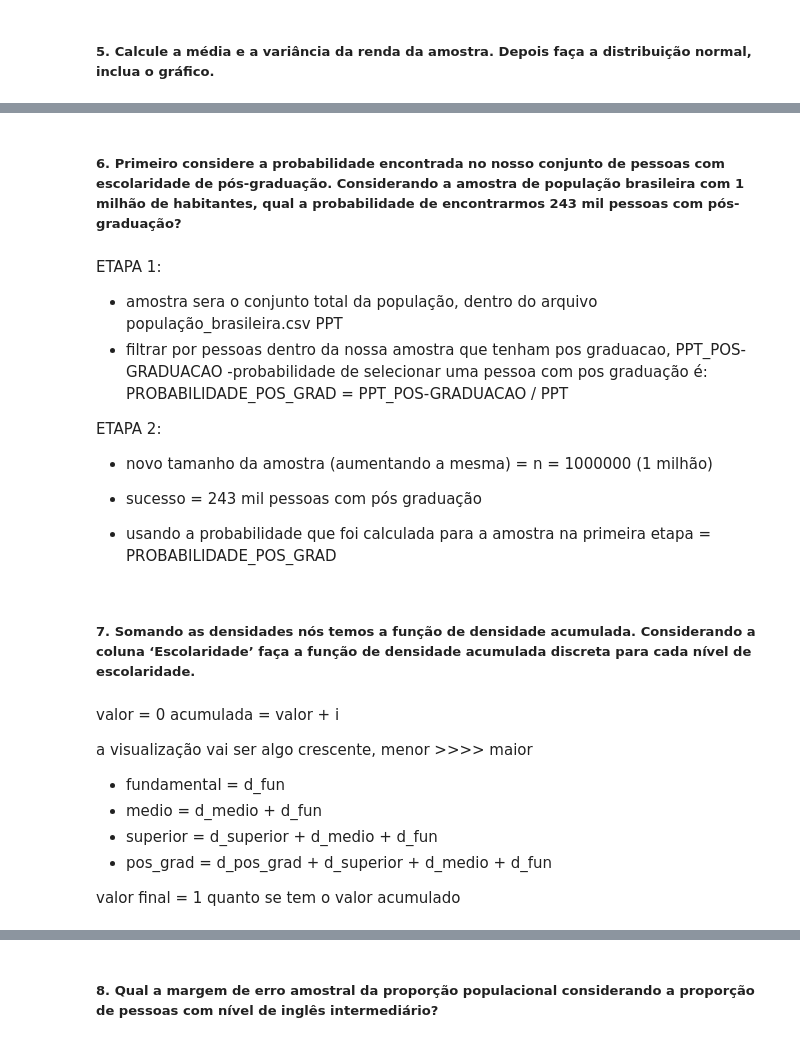
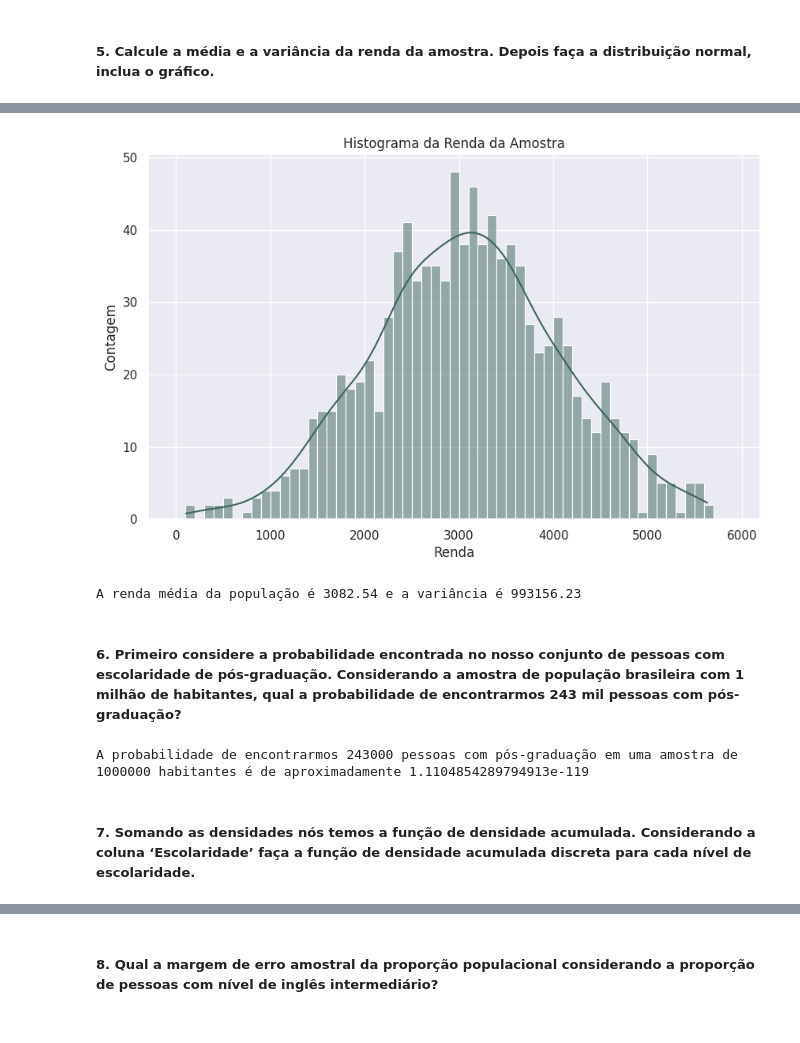
Before and after one commit to adhalya/estatistica_probabilidade_e_amostragem, a Jupyter notebook: DESAFIO_Probabilidade_e_Amostragem.ipynb, the cells around one changed output, grey strips where cells are left out. Saved outputs shown, nothing was run; the diff lists cells and outputs as text; code cells hidden in the pictures.

```diff
--- a/DESAFIO_Probabilidade_e_Amostragem.ipynb
+++ b/DESAFIO_Probabilidade_e_Amostragem.ipynb
@@ -110,28 +168,43 @@ HISTOGRAMA E SEABORN
+# %%
+# Calculando a média de renda
+renda_media = np.mean(df["renda"])
+
+# Calculando a variancia
+variancia_renda = df["renda"].var()
+
+# Configurando o estilo do seaborn
+sns.set_theme()
+
+# Criando o histograma com Seaborn
+plt.figure(figsize=(10, 6))
+sns.histplot(data=df, x='renda', bins=range(0, 6000, 100), kde=True, color="#3b655c")
+plt.title("Histograma da Renda da Amostra")
+plt.xlabel("Renda")
+plt.ylabel("Contagem")
+plt.show()
+
+print(f"\nA renda média da população é {renda_media:.2f} e a variância é {variancia_renda:.2f}")
+# %% [output]
+[figure, added]
+A renda média da população é 3082.54 e a variância é 993156.23
 # %% [markdown]
 ##### 6. Primeiro considere a probabilidade encontrada no nosso conjunto de pessoas com escolaridade de pós-graduação. Considerando a amostra de população brasileira com 1 milhão de habitantes, qual a probabilidade de encontrarmos 243 mil pessoas com pós-graduação?
-# %% [markdown]
-ETAPA 1:
-- amostra sera o conjunto total da população, dentro do arquivo população_brasileira.csv PPT
-- filtrar por pessoas dentro da nossa amostra que tenham pos graduacao, PPT_POS-GRADUACAO
--probabilidade de selecionar uma pessoa com pos graduação é: PROBABILIDADE_POS_GRAD = PPT_POS-GRADUACAO / PPT
-
-ETAPA 2:
-- novo tamanho da amostra (aumentando a mesma) = n = 1000000 (1 milhão)
-
-- sucesso = 243 mil pessoas com pós graduação
-
-- usando a probabilidade que foi calculada para a amostra na primeira etapa = PROBABILIDADE_POS_GRAD
+# %%
+# Filtro de pessoas com pós graduação
+pessoas_pos_graduacao = len(df.loc[df["escolaridade"] == "Pós-graduação"])
+
+# Calculando a probabilidade de pessoas com pós-graduação na amostra
+prob_pessoas_pos_graduacao = pessoas_pos_graduacao / total_pessoas # Probabilidade de sucesso em uma única tentativa
+
+
+tentativas = 1000000 # número de tentativas
+sucessos = 243000 # probabilidade de sucessos desejados
+
+# Cálculo de probabilidade usando a distribuição binomial - Função Massa de Probabilidade
+probabilidade_1milhao = binom.pmf(sucessos, tentativas, prob_pessoas_pos_graduacao)
+
+print(f"A probabilidade de encontrarmos {sucessos} pessoas com pós-graduação em uma amostra de {tentativas} habitantes é de aproximadamente {probabilidade_1milhao}")
+# %% [output]
+A probabilidade de encontrarmos 243000 pessoas com pós-graduação em uma amostra de 1000000 habitantes é de aproximadamente 1.1104854289794913e-119
 # %% [markdown]
 ##### 7. Somando as densidades nós temos a função de densidade acumulada. Considerando a coluna ‘Escolaridade’ faça a função de densidade acumulada discreta para cada nível de escolaridade.
-# %% [markdown]
-valor = 0
-acumulada = valor + i
-
-a visualização vai ser algo crescente, menor >>>> maior
-
-- fundamental = d_fun
-- medio = d_medio + d_fun
-- superior = d_superior + d_medio + d_fun
-- pos_grad = d_pos_grad + d_superior + d_medio + d_fun
-
-valor final = 1 quanto se tem o valor acumulado
```
Also changed, not shown: parts of 18 cells of this notebook.
